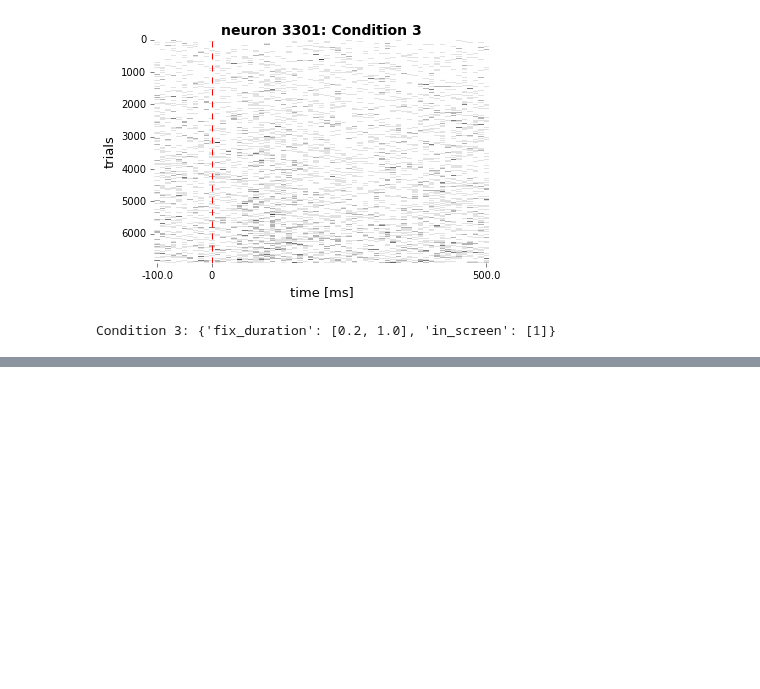
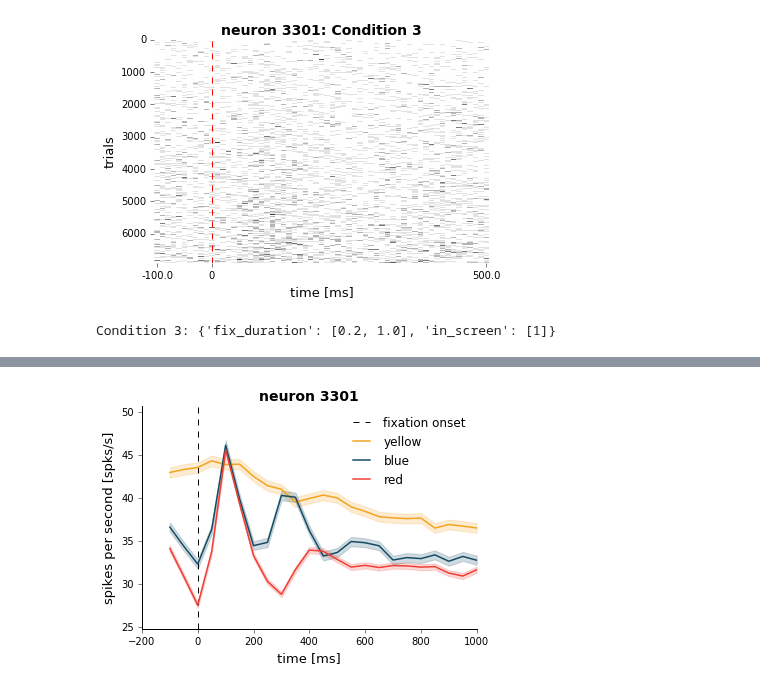
Before and after one commit to KordingLab/spykes, a Jupyter notebook: notebooks/neuron_example.ipynb, the cells around one changed output, grey strips where cells are left out. Saved outputs shown, nothing was run; the diff lists cells and outputs as text; code cells hidden in the pictures; blank space fills up the shorter version.

```diff
--- a/notebooks/neuron_example.ipynb
+++ b/notebooks/neuron_example.ipynb
@@ -242,0 +259,5 @@ Condition 3: {'fix_duration': [0.2, 1.0], 'in_screen': [1]}
+# %%
+neuron.plot_psth(psth, event_name = 'fixation onset', \
+                 condition_names=['yellow','blue','red'])
+# %% [output]
+[figure, added]
```
Also changed, not shown: parts of 11 cells of this notebook, 1 other file.
